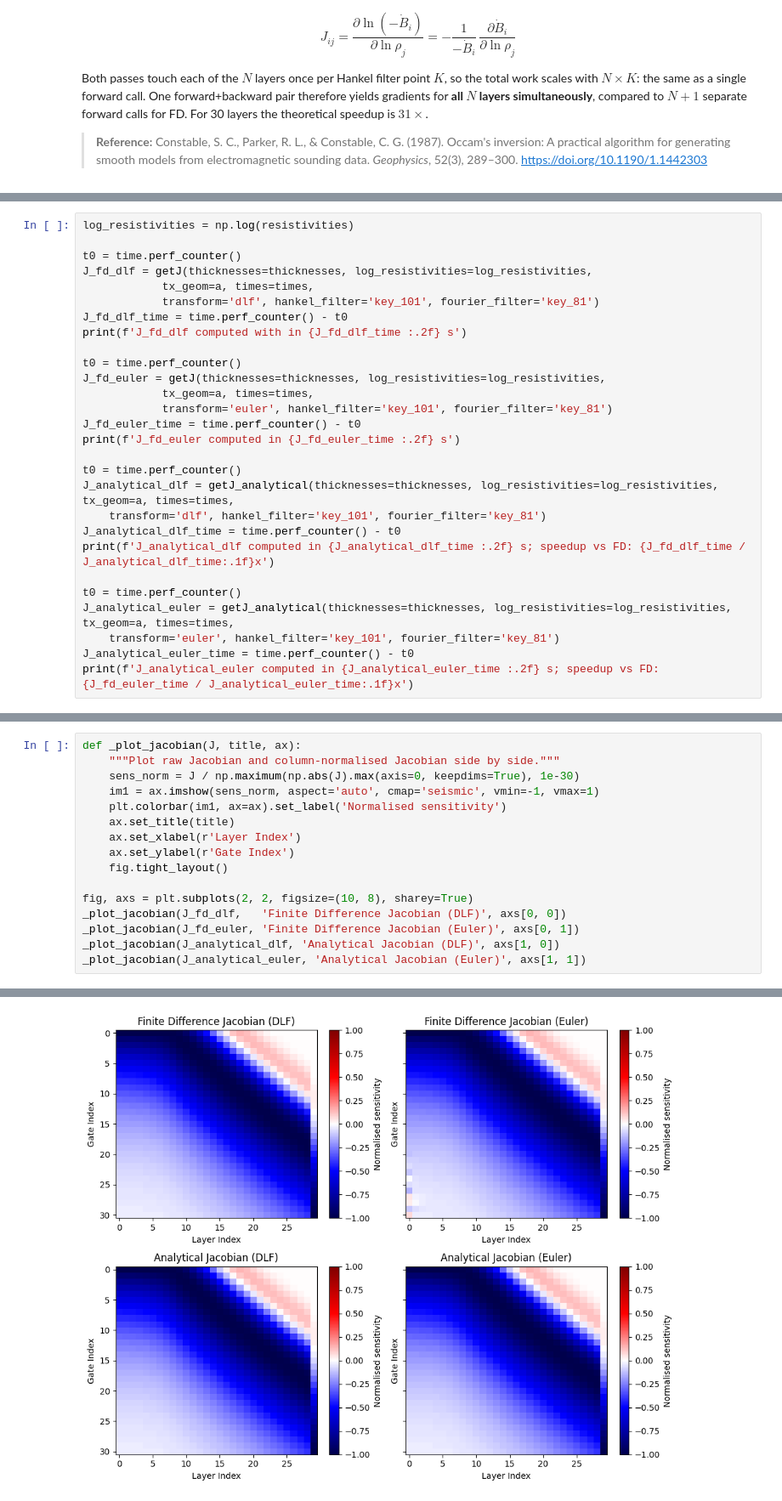
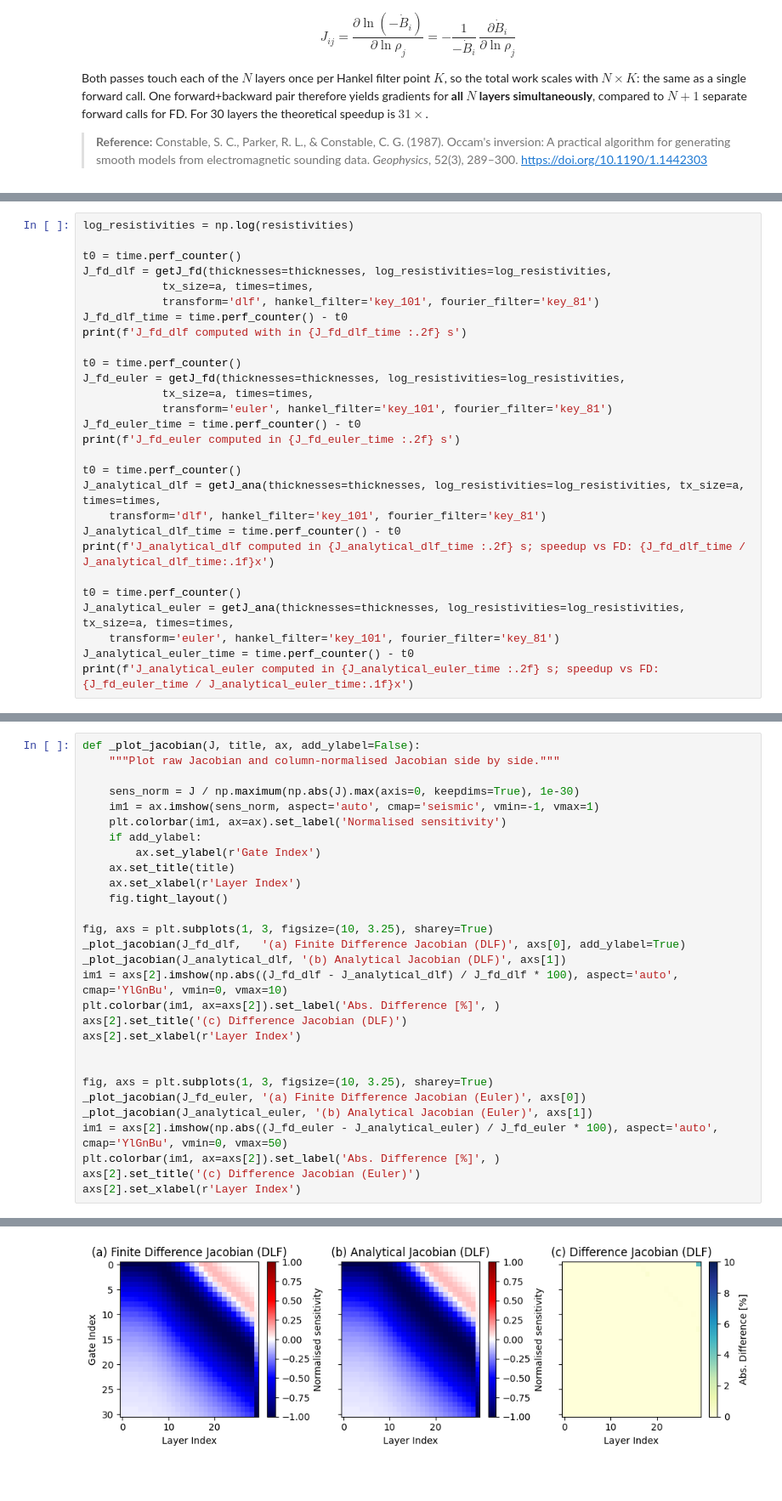
Before and after one commit to pmc93/pyTEM, a Jupyter notebook: notebooks/2. pytem_getJ.ipynb, the cells around one changed output, grey strips where cells are left out. Shown at 85% size. Cells and saved outputs as stored; diff of their text form; blank space fills up the shorter version.

```diff
--- a/notebooks/2. pytem_getJ.ipynb
+++ b/notebooks/2. pytem_getJ.ipynb
@@ -518,27 +567,27 @@ def getJ_analytical(thicknesses, log_resistivities, tx_geom, times,
 log_resistivities = np.log(resistivities)
 
 t0 = time.perf_counter()
-J_fd_dlf = getJ(thicknesses=thicknesses, log_resistivities=log_resistivities,
-            tx_geom=a, times=times,
+J_fd_dlf = getJ_fd(thicknesses=thicknesses, log_resistivities=log_resistivities,
+            tx_size=a, times=times,
             transform='dlf', hankel_filter='key_101', fourier_filter='key_81')
 J_fd_dlf_time = time.perf_counter() - t0
 print(f'J_fd_dlf computed with in {J_fd_dlf_time :.2f} s')
 
 t0 = time.perf_counter()
-J_fd_euler = getJ(thicknesses=thicknesses, log_resistivities=log_resistivities,
-            tx_geom=a, times=times,
+J_fd_euler = getJ_fd(thicknesses=thicknesses, log_resistivities=log_resistivities,
+            tx_size=a, times=times,
             transform='euler', hankel_filter='key_101', fourier_filter='key_81')
 J_fd_euler_time = time.perf_counter() - t0
 print(f'J_fd_euler computed in {J_fd_euler_time :.2f} s')
 
 t0 = time.perf_counter()
-J_analytical_dlf = getJ_analytical(thicknesses=thicknesses, log_resistivities=log_resistivities, tx_geom=a, times=times,
+J_analytical_dlf = getJ_ana(thicknesses=thicknesses, log_resistivities=log_resistivities, tx_size=a, times=times,
     transform='dlf', hankel_filter='key_101', fourier_filter='key_81')
 J_analytical_dlf_time = time.perf_counter() - t0
 print(f'J_analytical_dlf computed in {J_analytical_dlf_time :.2f} s; speedup vs FD: {J_fd_dlf_time / J_analytical_dlf_time:.1f}x')
 
 t0 = time.perf_counter()
-J_analytical_euler = getJ_analytical(thicknesses=thicknesses, log_resistivities=log_resistivities, tx_geom=a, times=times,
+J_analytical_euler = getJ_ana(thicknesses=thicknesses, log_resistivities=log_resistivities, tx_size=a, times=times,
     transform='euler', hankel_filter='key_101', fourier_filter='key_81')
 J_analytical_euler_time = time.perf_counter() - t0
 print(f'J_analytical_euler computed in {J_analytical_euler_time :.2f} s; speedup vs FD: {J_fd_euler_time / J_analytical_euler_time:.1f}x')
@@ -550,17 +599,30 @@ J_analytical_euler computed in 0.31 s; speedup vs FD: 24.3x
 # %%
-def _plot_jacobian(J, title, ax):
+def _plot_jacobian(J, title, ax, add_ylabel=False):
     """Plot raw Jacobian and column-normalised Jacobian side by side."""
+
     sens_norm = J / np.maximum(np.abs(J).max(axis=0, keepdims=True), 1e-30)
     im1 = ax.imshow(sens_norm, aspect='auto', cmap='seismic', vmin=-1, vmax=1)
     plt.colorbar(im1, ax=ax).set_label('Normalised sensitivity')
+    if add_ylabel:
+        ax.set_ylabel(r'Gate Index')
     ax.set_title(title)
     ax.set_xlabel(r'Layer Index')
-    ax.set_ylabel(r'Gate Index')
     fig.tight_layout()
 
-fig, axs = plt.subplots(2, 2, figsize=(10, 8), sharey=True)
-_plot_jacobian(J_fd_dlf,   'Finite Difference Jacobian (DLF)', axs[0, 0])
-_plot_jacobian(J_fd_euler, 'Finite Difference Jacobian (Euler)', axs[0, 1])
-_plot_jacobian(J_analytical_dlf, 'Analytical Jacobian (DLF)', axs[1, 0])
-_plot_jacobian(J_analytical_euler, 'Analytical Jacobian (Euler)', axs[1, 1])
+fig, axs = plt.subplots(1, 3, figsize=(10, 3.25), sharey=True)
+_plot_jacobian(J_fd_dlf,   '(a) Finite Difference Jacobian (DLF)', axs[0], add_ylabel=True)
+_plot_jacobian(J_analytical_dlf, '(b) Analytical Jacobian (DLF)', axs[1])
+im1 = axs[2].imshow(np.abs((J_fd_dlf - J_analytical_dlf) / J_fd_dlf * 100), aspect='auto', cmap='YlGnBu', vmin=0, vmax=10)
+plt.colorbar(im1, ax=axs[2]).set_label('Abs. Difference [%]', )
+axs[2].set_title('(c) Difference Jacobian (DLF)')
+axs[2].set_xlabel(r'Layer Index')
+
+
+fig, axs = plt.subplots(1, 3, figsize=(10, 3.25), sharey=True)
+_plot_jacobian(J_fd_euler, '(a) Finite Difference Jacobian (Euler)', axs[0])
+_plot_jacobian(J_analytical_euler, '(b) Analytical Jacobian (Euler)', axs[1])
+im1 = axs[2].imshow(np.abs((J_fd_euler - J_analytical_euler) / J_fd_euler * 100), aspect='auto', cmap='YlGnBu', vmin=0, vmax=50)
+plt.colorbar(im1, ax=axs[2]).set_label('Abs. Difference [%]', )
+axs[2].set_title('(c) Difference Jacobian (Euler)')
+axs[2].set_xlabel(r'Layer Index')
 # %% [output]
@@ -567 +630 @@ _plot_jacobian(J_analytical_euler, 'Analytical Jacobian (Euler)', axs[1, 1])
-[figure, old version]
+[figure, new version]
```
Also changed, not shown: parts of 16 cells of this notebook, 33 other files.
